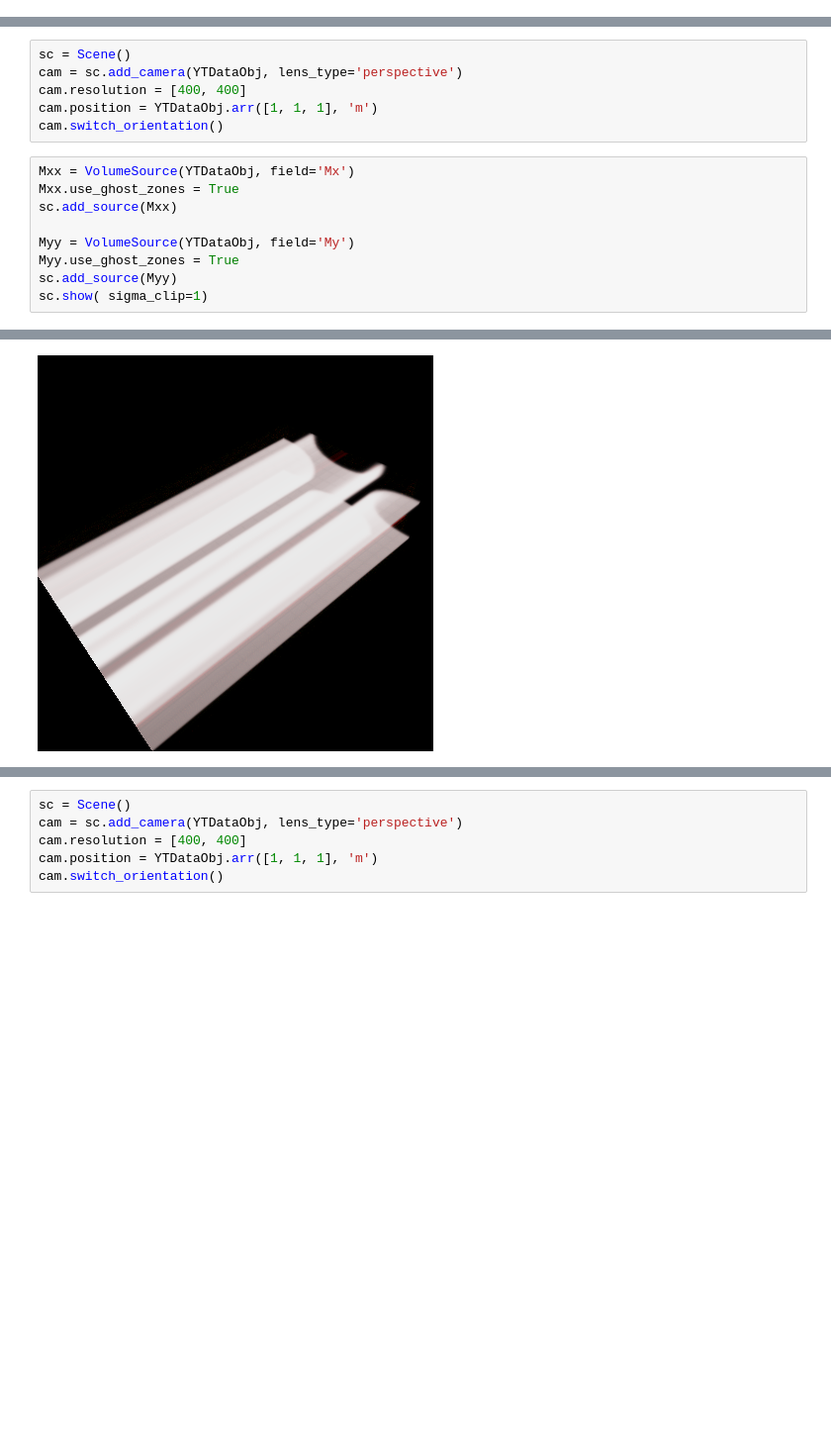
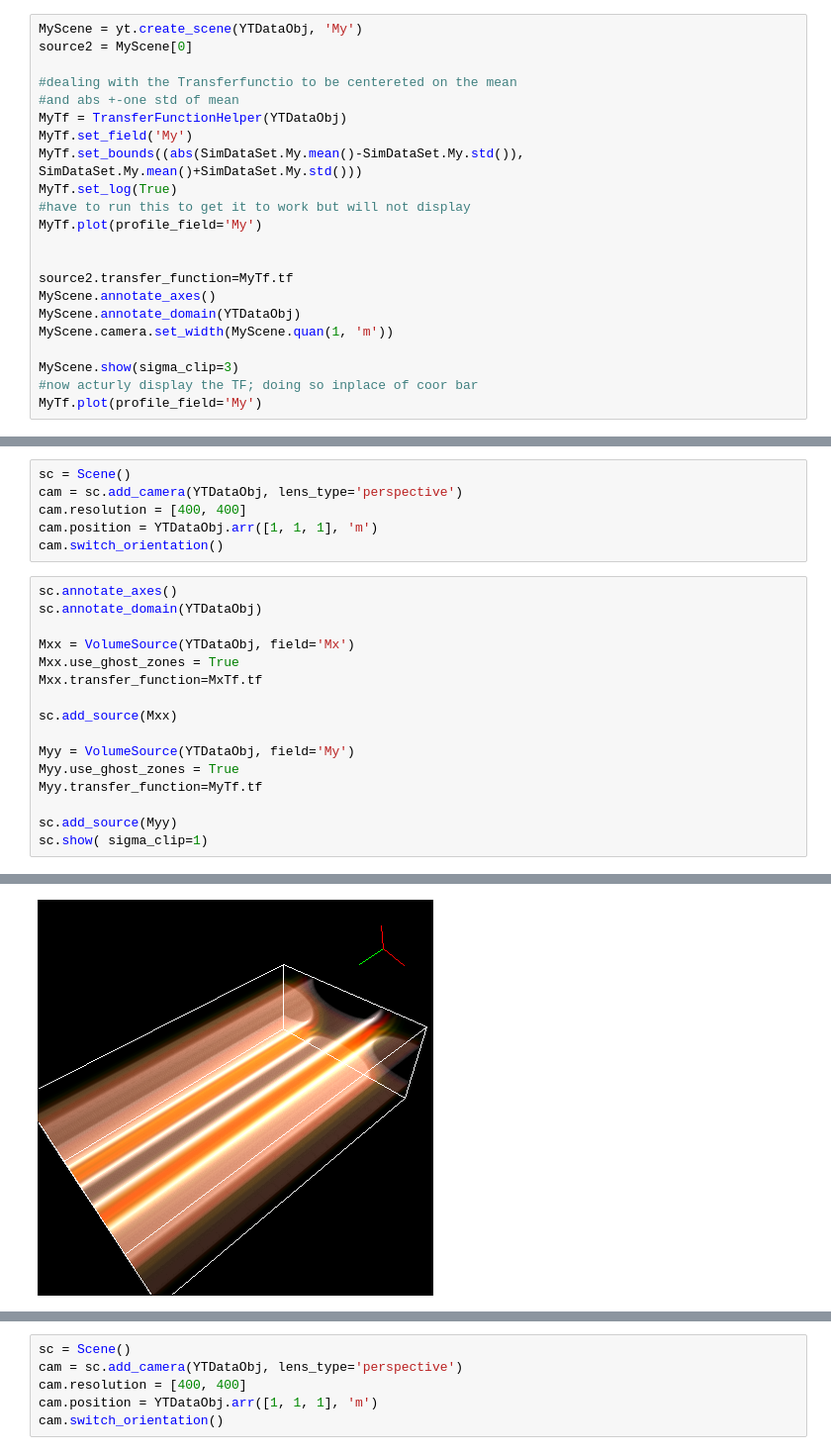
Before and after one commit to PyLCARS/YT_BeyondAstro, a Jupyter notebook: RectangularEMWaveguideWithNumFocus.ipynb, the cells around one changed output, grey strips where cells are left out. Shown at 99% size. Cells and saved outputs as stored; diff of their text form; blank space fills up the shorter version.

Commit message:
Remvoed .html; Got transfer functions working in yt field renders

```diff
--- a/RectangularEMWaveguideWithNumFocus.ipynb
+++ b/RectangularEMWaveguideWithNumFocus.ipynb
@@ -835,0 +860,22 @@ yt : [INFO     ] 2018-04-17 05:19:19,678 Calculating data bounds. This may take
+# %%
+MyScene = yt.create_scene(YTDataObj, 'My')
+source2 = MyScene[0]
+
+#dealing with the Transferfunctio to be centereted on the mean
+#and abs +-one std of mean
+MyTf = TransferFunctionHelper(YTDataObj)
+MyTf.set_field('My')
+MyTf.set_bounds((abs(SimDataSet.My.mean()-SimDataSet.My.std()), SimDataSet.My.mean()+SimDataSet.My.std()))
+MyTf.set_log(True)
+#have to run this to get it to work but will not display
+MyTf.plot(profile_field='My')
+
+
+source2.transfer_function=MyTf.tf
+MyScene.annotate_axes()
+MyScene.annotate_domain(YTDataObj)
+MyScene.camera.set_width(MyScene.quan(1, 'm'))
+
+MyScene.show(sigma_clip=3)
+#now acturly display the TF; doing so inplace of coor bar
+MyTf.plot(profile_field='My')
@@ -875,12 +1012,19 @@ cam.resolution = [400, 400]
 cam.position = YTDataObj.arr([1, 1, 1], 'm')
 cam.switch_orientation()
 # %%
+sc.annotate_axes()
+sc.annotate_domain(YTDataObj)
+
 Mxx = VolumeSource(YTDataObj, field='Mx')
 Mxx.use_ghost_zones = True
+Mxx.transfer_function=MxTf.tf
+
 sc.add_source(Mxx)
 
 Myy = VolumeSource(YTDataObj, field='My')
 Myy.use_ghost_zones = True
+Myy.transfer_function=MyTf.tf
+
 sc.add_source(Myy)
 sc.show( sigma_clip=1)
 # %% [output]
@@ -894 +1034 @@ yt : [INFO     ] 2018-04-17 05:19:54,654 Calculating data bounds. This may take
-[figure, old version]
+[figure, new version]
```
Also changed, not shown: parts of 27 cells of this notebook, 1 other file.
